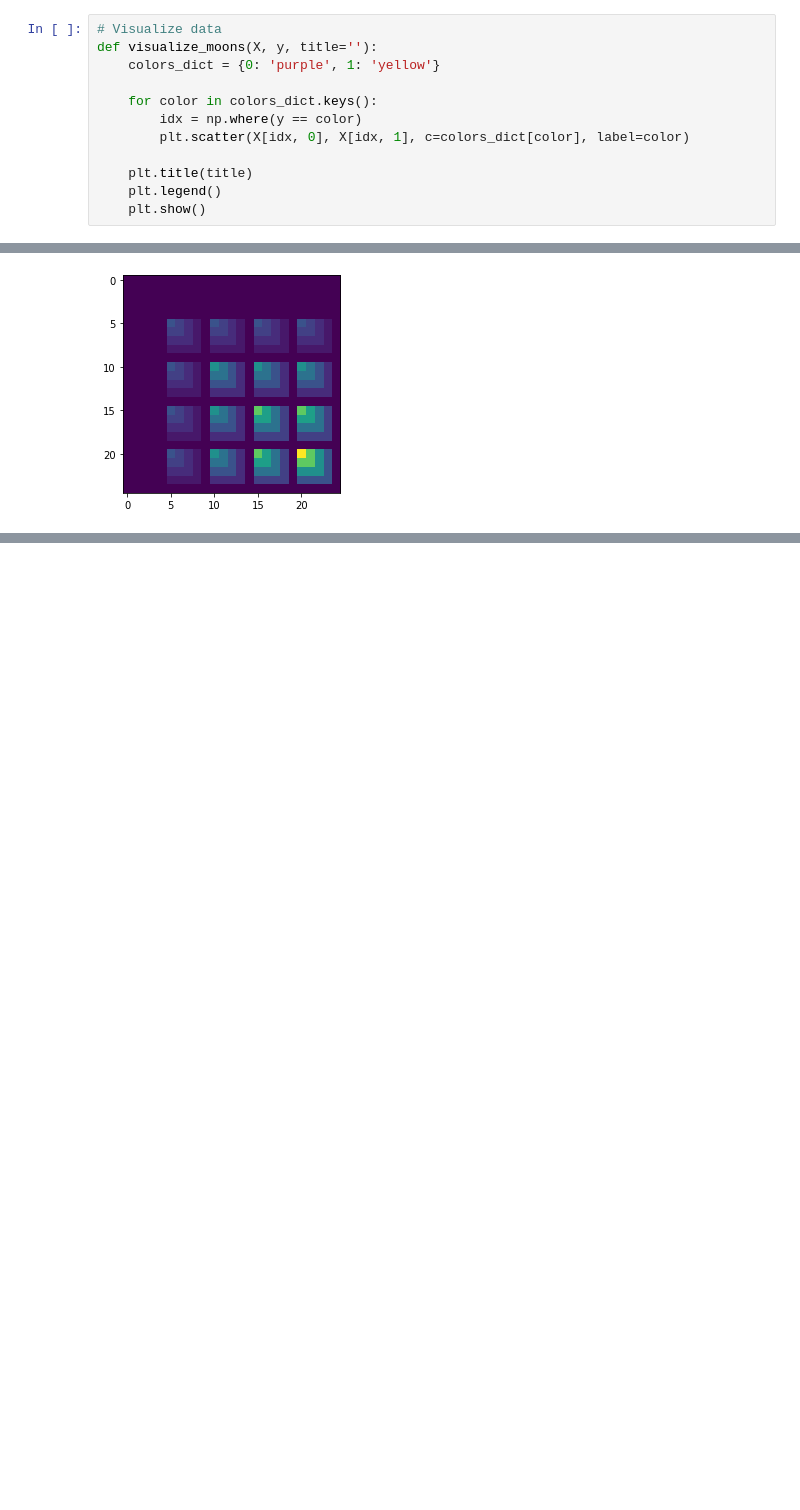
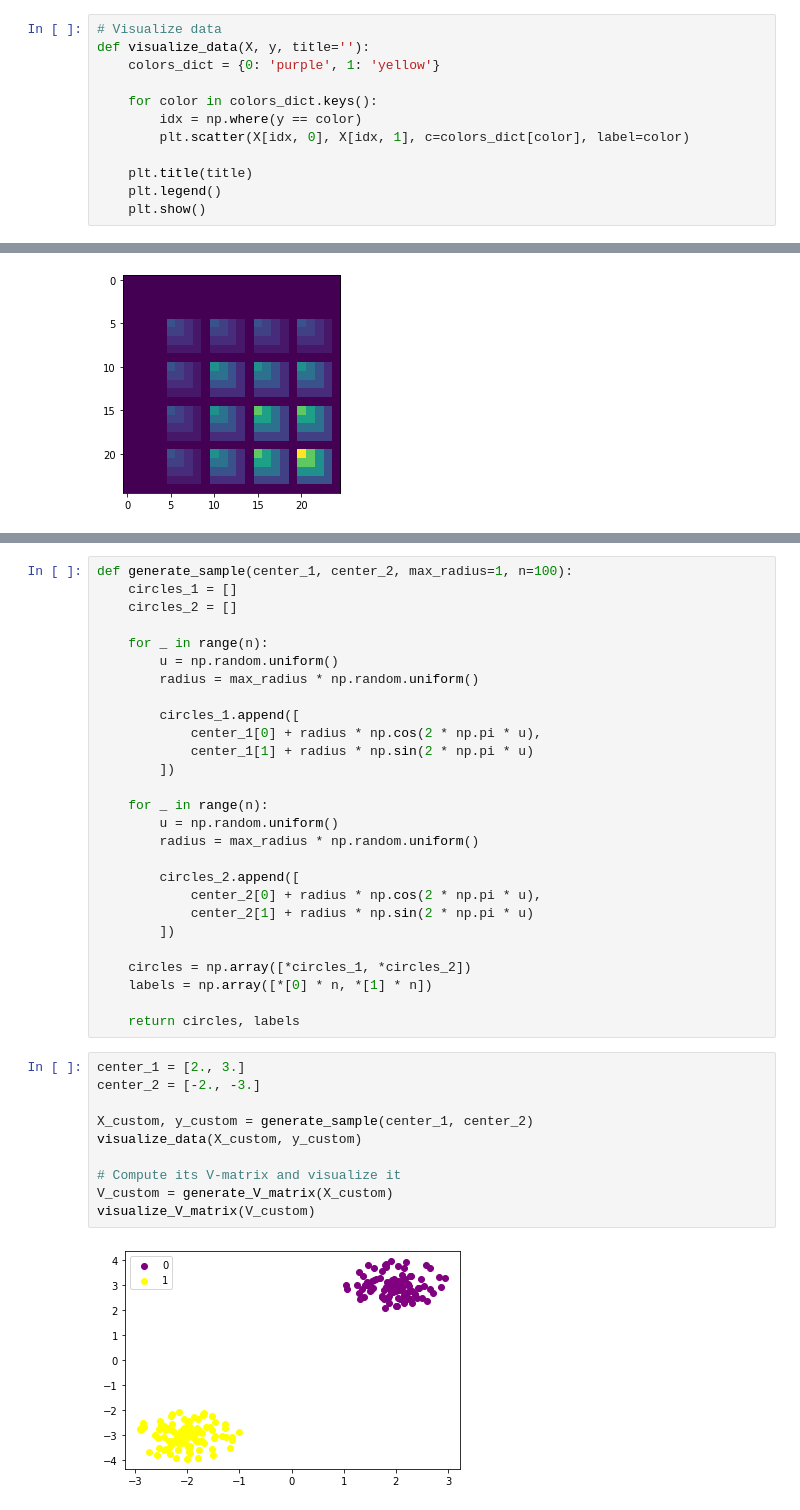
Before and after one commit to Vol0kin/LearningWithInvariants, a Jupyter notebook: examples/SVM_closed_form.ipynb, the cells around one changed output, grey strips where cells are left out. Cells and saved outputs as stored; diff of their text form; blank space fills up the shorter version.

Commit message:
Add function to generate separable clusters of 2 different classes and add more experimentation on the V-matrix

```diff
--- a/examples/SVM_closed_form.ipynb
+++ b/examples/SVM_closed_form.ipynb
@@ -8,7 +8,7 @@ from sklearn.metrics.pairwise import rbf_kernel
 X, y = make_moons(n_samples=100, noise=0.05, random_state=42)
 # %%
 # Visualize data
-def visualize_moons(X, y, title=''):
+def visualize_data(X, y, title=''):
     colors_dict = {0: 'purple', 1: 'yellow'}
 
     for color in colors_dict.keys():
@@ -199,3 +207,42 @@ visualize_V_matrix(V_custom)
 # %% [output]
 [figure]
 [figure]
+# %%
+def generate_sample(center_1, center_2, max_radius=1, n=100):
+    circles_1 = []
+    circles_2 = []
+
+    for _ in range(n):
+        u = np.random.uniform()
+        radius = max_radius * np.random.uniform()
+
+        circles_1.append([
+            center_1[0] + radius * np.cos(2 * np.pi * u),
+            center_1[1] + radius * np.sin(2 * np.pi * u)
+        ])
+
+    for _ in range(n):
+        u = np.random.uniform()
+        radius = max_radius * np.random.uniform()
+
+        circles_2.append([
+            center_2[0] + radius * np.cos(2 * np.pi * u),
+            center_2[1] + radius * np.sin(2 * np.pi * u)
+        ])
+
+    circles = np.array([*circles_1, *circles_2])
+    labels = np.array([*[0] * n, *[1] * n])
+
+    return circles, labels
+# %%
+center_1 = [2., 3.]
+center_2 = [-2., -3.]
+
+X_custom, y_custom = generate_sample(center_1, center_2)
+visualize_data(X_custom, y_custom)
+
+# Compute its V-matrix and visualize it
+V_custom = generate_V_matrix(X_custom)
+visualize_V_matrix(V_custom)
+# %% [output]
+[figure, added]
```
Also changed, not shown: parts of 5 cells of this notebook.
